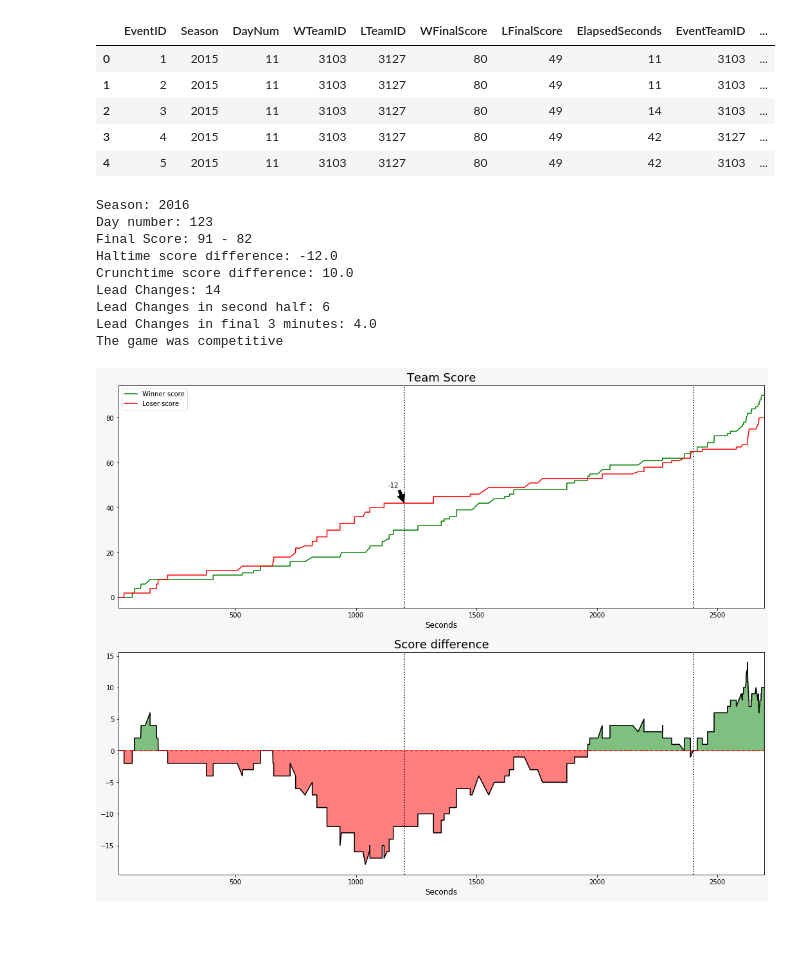
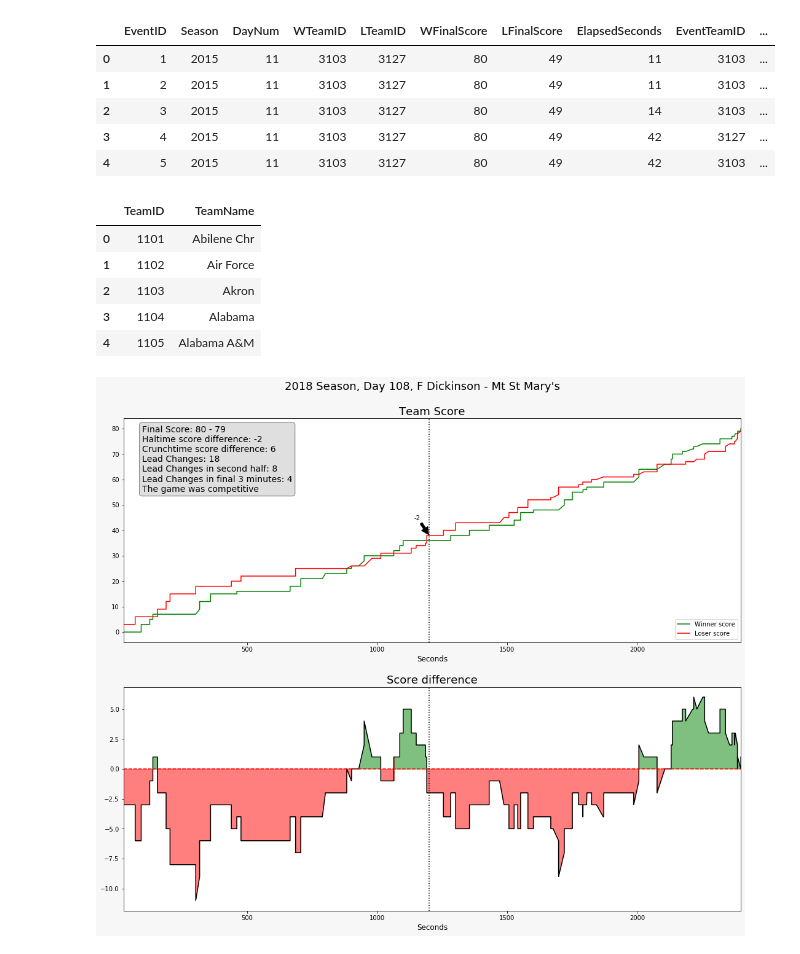
Before and after one commit to lucabasa/kaggle_competitions, a Jupyter notebook: marc_madness/07_events.ipynb, the cells around one changed output. Cells and saved outputs as stored; diff of their text form; code cells hidden in the pictures.

Commit message:
prittier game plots

```diff
--- a/marc_madness/07_events.ipynb
+++ b/marc_madness/07_events.ipynb
@@ -234,17 +247,25 @@ all_events_w.head()
 | 2 | 3 | 2015 | 11 | 3103 | 3127 | 80 | 49 | 14 | 3103 | ... |
 | 3 | 4 | 2015 | 11 | 3103 | 3127 | 80 | 49 | 42 | 3127 | ... |
 | 4 | 5 | 2015 | 11 | 3103 | 3127 | 80 | 49 | 42 | 3103 | ... |
+# %%
+names_m = pd.read_csv('data/raw_men/MDataFiles_Stage2/MTeams.csv')
+names_w = pd.read_csv('data/raw_women/WDataFiles_Stage2/WTeams.csv')
+
+all_names = pd.concat([names_m[['TeamID', 'TeamName']], names_w[['TeamID', 'TeamName']]])
+
+all_names.head()
+# %% [output]
+|  | TeamID | TeamName |
+| 0 | 1101 | Abilene Chr |
+| 1 | 1102 | Air Force |
+| 2 | 1103 | Akron |
+| 3 | 1104 | Alabama |
+| 4 | 1105 | Alabama A&M |
+# %%
+all_events_m = pd.read_csv('data/processed_men/events_toplot.csv')
+all_events_w = pd.read_csv('data/processed_women/events_toplot.csv')
 # %%
-get_game(all_events_m)
+get_game(all_events_m, all_names)
 # %% [output]
-Season: 2016
-Day number: 123
-Final Score: 91 - 82
-Haltime score difference: -12.0
-Crunchtime score difference: 10.0
-Lead Changes: 14
-Lead Changes in second half: 6
-Lead Changes in final 3 minutes: 4.0
-The game was competitive
-[figure, old version]
+[figure, new version]
 # %%
```
Also changed, not shown: parts of 16 cells of this notebook, 1 other file.
